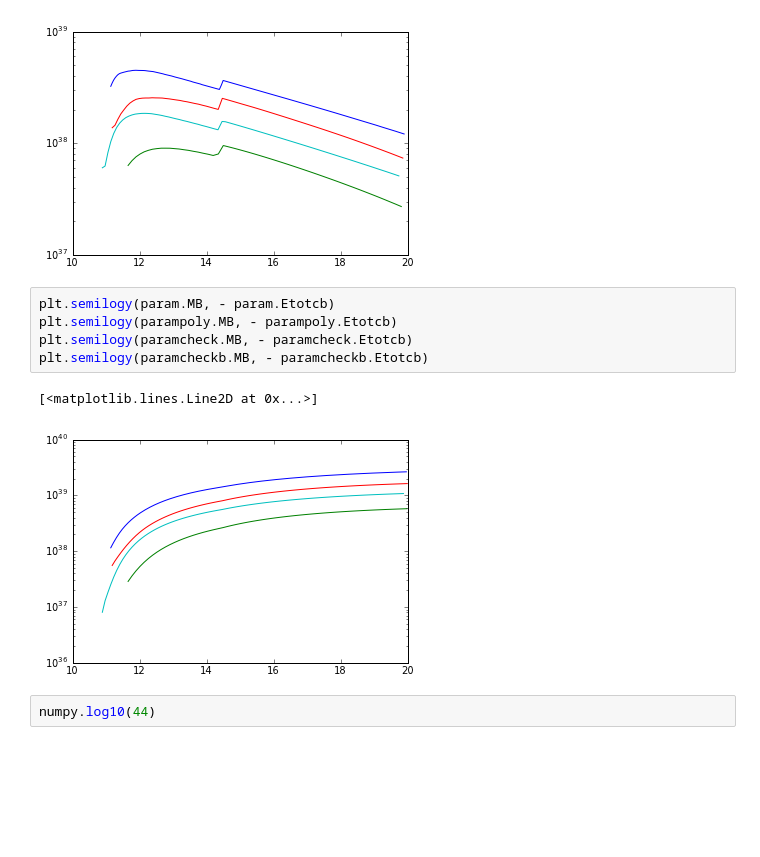
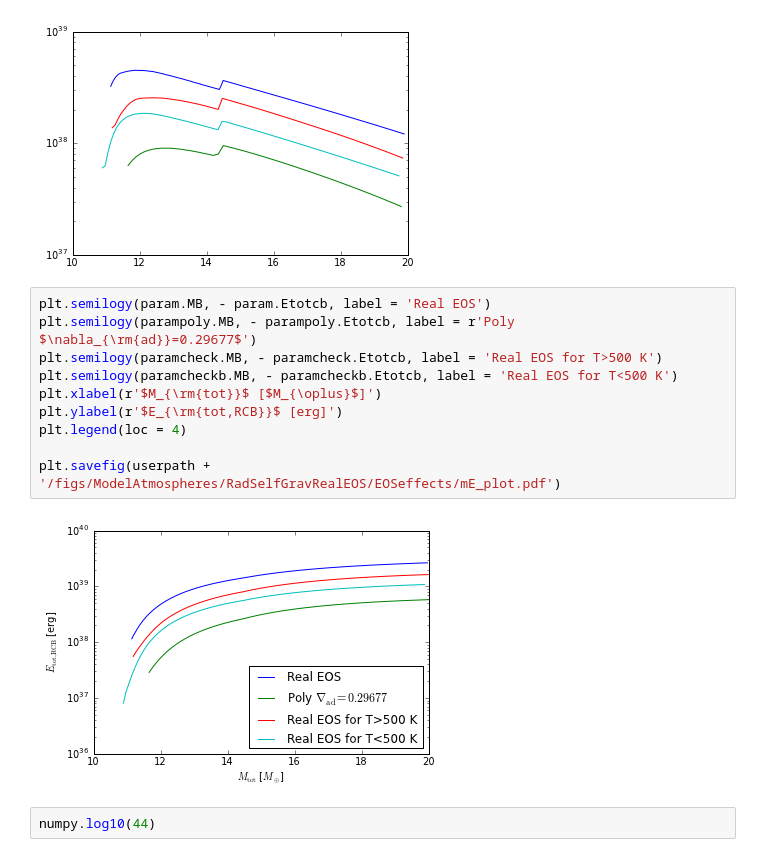
Before and after one commit to apiso/core_accretion, a Jupyter notebook: python/RadSGRealGas/EOSeffects.ipynb, the cells around one changed output. Saved outputs shown, nothing was run; the diff lists cells and outputs as text; blank space fills up the shorter version.

```diff
--- a/python/RadSGRealGas/EOSeffects.ipynb
+++ b/python/RadSGRealGas/EOSeffects.ipynb
@@ -258,13 +292,17 @@ plt.semilogy(paramcheckb.MB[:-1], - (paramcheckb.Etotcb[1:] - paramcheckb.Etotcb
 [<matplotlib.lines.Line2D at 0x...>]
 [figure]
 # %%
-plt.semilogy(param.MB, - param.Etotcb)
-plt.semilogy(parampoly.MB, - parampoly.Etotcb)
-plt.semilogy(paramcheck.MB, - paramcheck.Etotcb)
-plt.semilogy(paramcheckb.MB, - paramcheckb.Etotcb)
+plt.semilogy(param.MB, - param.Etotcb, label = 'Real EOS')
+plt.semilogy(parampoly.MB, - parampoly.Etotcb, label = r'Poly $\nabla_{\rm{ad}}=0.29677$')
+plt.semilogy(paramcheck.MB, - paramcheck.Etotcb, label = 'Real EOS for T>500 K')
+plt.semilogy(paramcheckb.MB, - paramcheckb.Etotcb, label = 'Real EOS for T<500 K')
+plt.xlabel(r'$M_{\rm{tot}}$ [$M_{\oplus}$]')
+plt.ylabel(r'$E_{\rm{tot,RCB}}$ [erg]')
+plt.legend(loc = 4)
+
+plt.savefig(userpath + '/figs/ModelAtmospheres/RadSelfGravRealEOS/EOSeffects/mE_plot.pdf')
 # %% [output]
-[<matplotlib.lines.Line2D at 0x...>]
-[figure, old version]
+[figure, new version]
 # %%
 numpy.log10(44)
 # %% [output]
```
Also changed, not shown: parts of 5 cells of this notebook.
